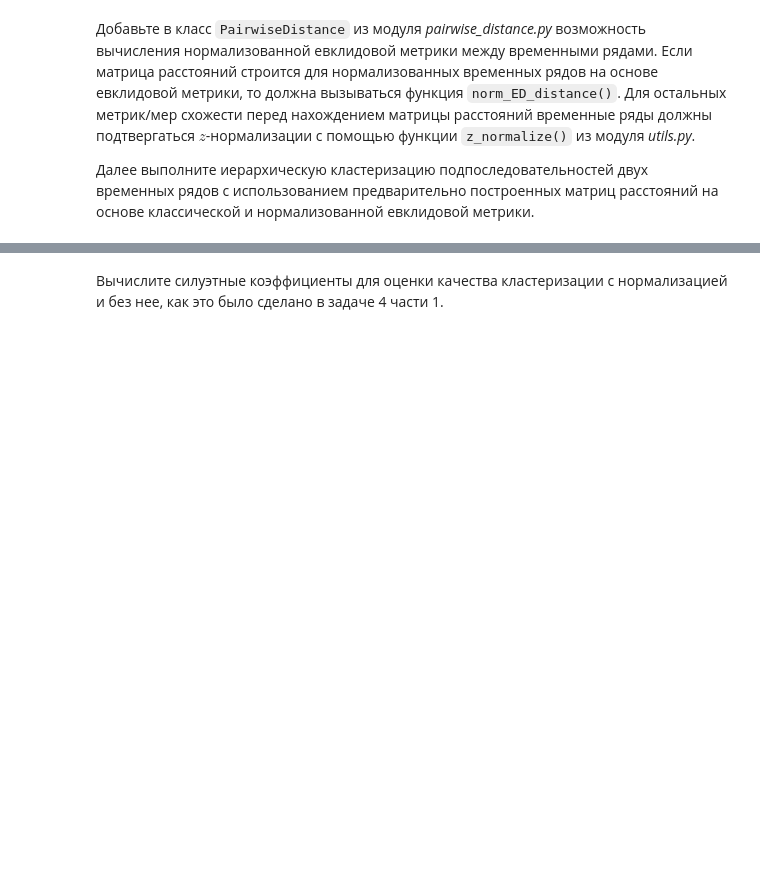
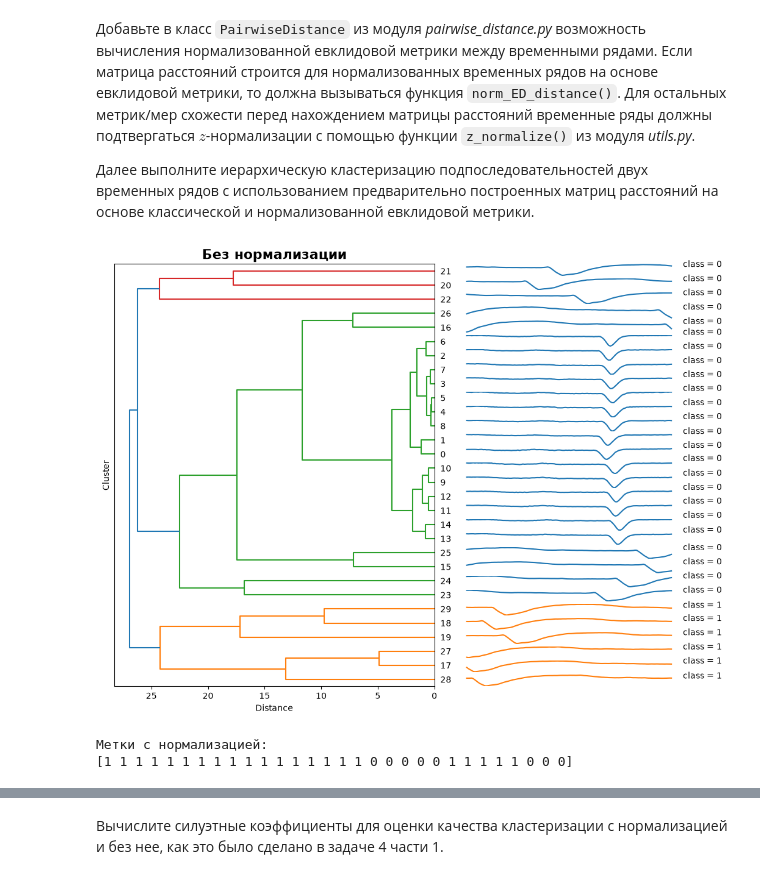
Before and after one commit to Mswork6/2026-Chashin-TimeSeriesCourse, a Jupyter notebook: practice/01 Basics/01 Basics.ipynb, the cells around one changed output, grey strips where cells are left out. Drawn from its saved outputs; the diff is of its cells as text; code cells hidden in the pictures; blank space fills up the shorter version.

```diff
--- a/practice/01 Basics/01 Basics.ipynb
+++ b/practice/01 Basics/01 Basics.ipynb
@@ -387,0 +422,30 @@ labels = np.array([0]*subs_set1[0:15].shape[0] + [1]*subs_set2[0:15].shape[0])
+# %%
+# Вычисляем матрицу обычных евклидовых расстояний
+ed_pairwise = PairwiseDistance(
+    metric='euclidean',
+    is_normalize=False
+)
+
+ed_matrix = ed_pairwise.calculate(subs_set)
+
+# Выполняем иерархическую кластеризацию.
+# Здесь два кластера, так как у нас два исходных сигнала.
+ed_clustering = TimeSeriesHierarchicalClustering(
+    n_clusters=2,
+    method='complete'
+)
+
+ed_labels = ed_clustering.fit_predict(ed_matrix)
+
+# print('Метки без нормализации:')
+# print(ed_labels)
+# %%
+# Визуализируем результат кластеризации
+# без предварительной нормализации
+ed_clustering.plot_dendrogram(
+    subs_set,
+    ed_labels,
+    title='Без нормализации'
+)
+# %% [output]
+[figure, added]
@@ -387,0 +454,25 @@ labels = np.array([0]*subs_set1[0:15].shape[0] + [1]*subs_set2[0:15].shape[0])
+# %%
+# Вычисляем матрицу нормализованных
+# евклидовых расстояний
+norm_ed_pairwise = PairwiseDistance(
+    metric='euclidean',
+    is_normalize=True
+)
+
+norm_ed_matrix = norm_ed_pairwise.calculate(subs_set)
+
+# Выполняем кластеризацию по новой матрице расстояний
+norm_ed_clustering = TimeSeriesHierarchicalClustering(
+    n_clusters=2,
+    method='complete'
+)
+
+norm_ed_labels = norm_ed_clustering.fit_predict(
+    norm_ed_matrix
+)
+
+# print('Метки с нормализацией:')
+# print(norm_ed_labels)
+# %% [output]
+Метки с нормализацией:
+[1 1 1 1 1 1 1 1 1 1 1 1 1 1 1 1 1 0 0 0 0 0 1 1 1 1 1 0 0 0]
```
Also changed, not shown: parts of 11 cells of this notebook, 2 other files.
